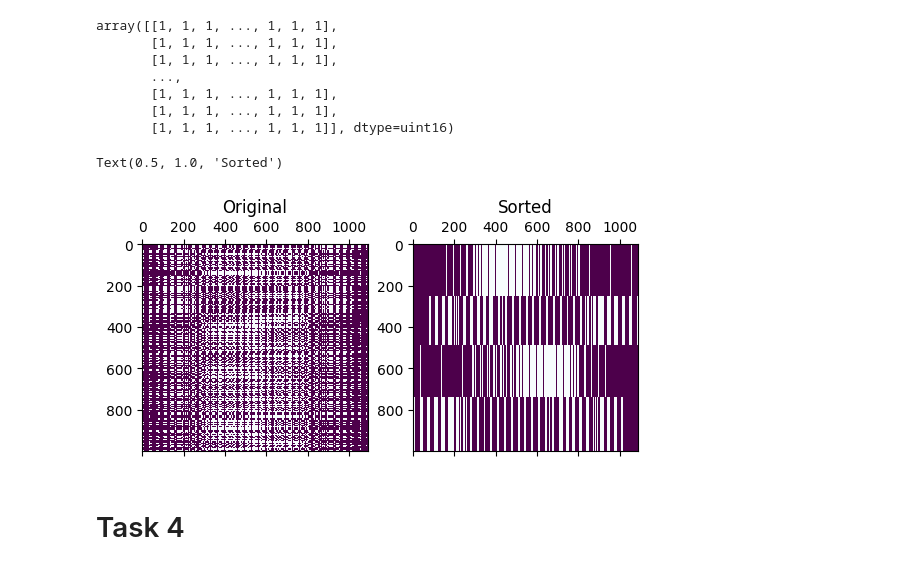
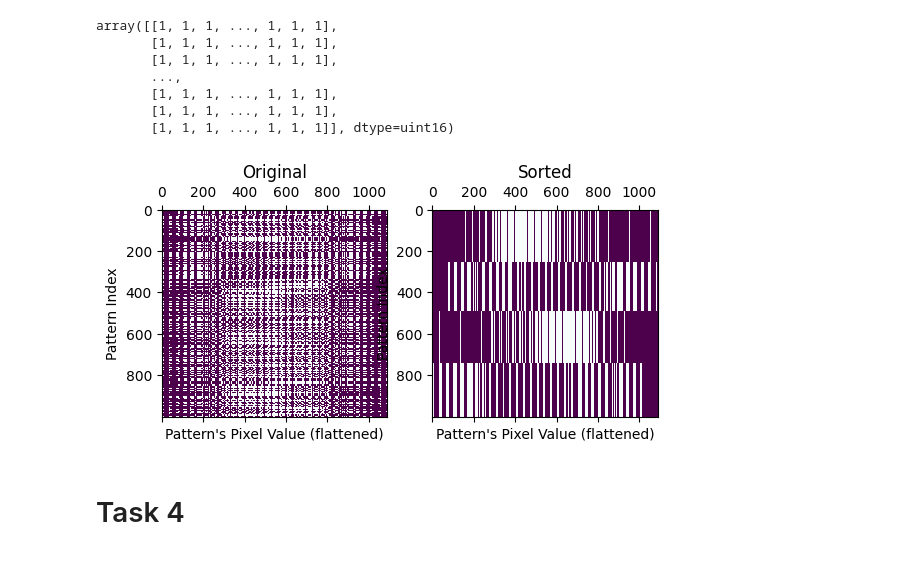
Before and after one commit to jtpotato/simc-2024, a Jupyter notebook: SIMC12_JMSS.ipynb, the cells around one changed output. Drawn from its saved outputs; the diff is of its cells as text; code cells hidden in the pictures.

```diff
--- a/SIMC12_JMSS.ipynb
+++ b/SIMC12_JMSS.ipynb
@@ -157,15 +162,20 @@ array([[1, 1, 1, ..., 1, 1, 1],
 # %%
 # Plot the design matrices
 
 task_3_subplot, task_3_axes = plt.subplots(1, 2)
 
 task_3_axes[0].matshow(task3, cmap="BuPu")
 task_3_axes[0].set_title("Original")
+task_3_axes[0].set_xlabel("Pattern's Pixel Value (flattened)")
+task_3_axes[0].set_ylabel("Pattern Index")
 task_3_axes[1].matshow(task_3_sorted, cmap="BuPu")
 task_3_axes[1].set_title("Sorted")
+task_3_axes[1].set_xlabel("Pattern's Pixel Value (flattened)")
+task_3_axes[1].set_ylabel("Pattern Index")
+
+plt.show()
 # %% [output]
-Text(0.5, 1.0, 'Sorted')
-[figure, old version]
+[figure, new version]
 # %% [markdown]
 # Task 4
 # %%
```
Also changed, not shown: parts of 13 cells of this notebook.
